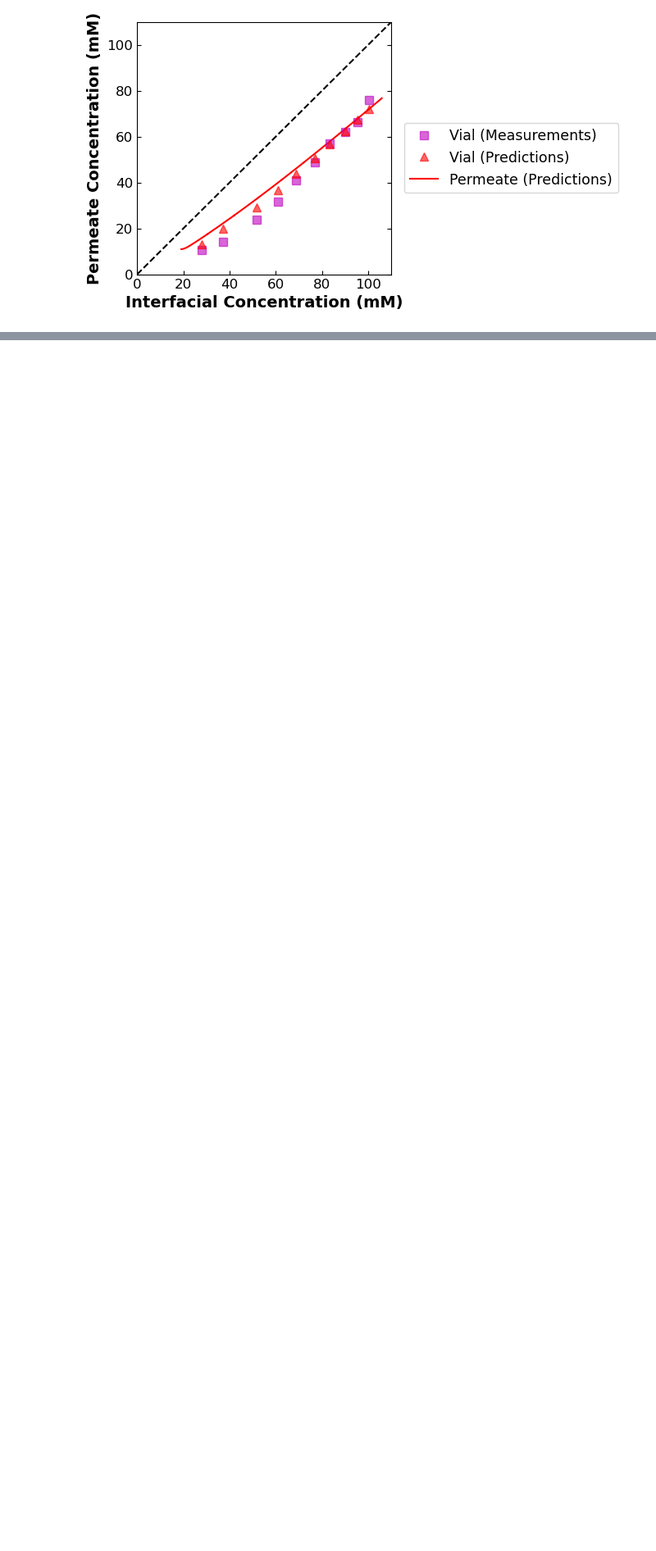
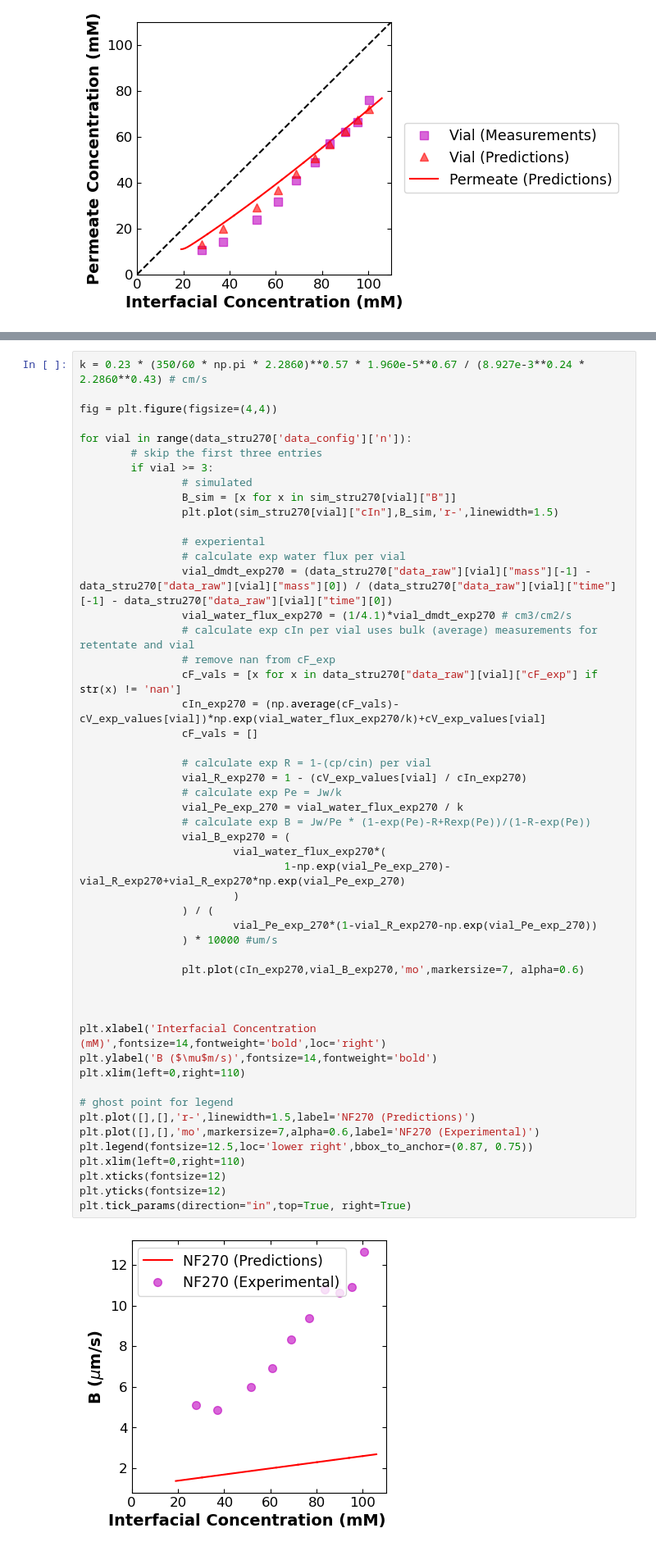
Before and after one commit to mollydougher/dynamic-diafiltration-pyomo, a Jupyter notebook: NAMS2025_figures.ipynb, the cells around one changed output, grey strips where cells are left out. Shown at 82% size. Drawn from its saved outputs; the diff is of its cells as text; blank space fills up the shorter version.

```diff
--- a/NAMS2025_figures.ipynb
+++ b/NAMS2025_figures.ipynb
@@ -377,3 +435,56 @@ plt.tick_params(direction="in",top=True, right=True)
+# %%
+k = 0.23 * (350/60 * np.pi * 2.2860)**0.57 * 1.960e-5**0.67 / (8.927e-3**0.24 * 2.2860**0.43) # cm/s
+
+fig = plt.figure(figsize=(4,4))
+
+for vial in range(data_stru270['data_config']['n']):
+        # skip the first three entries
+        if vial >= 3:
+                # simulated
+                B_sim = [x for x in sim_stru270[vial]["B"]]
+                plt.plot(sim_stru270[vial]["cIn"],B_sim,'r-',linewidth=1.5)
+
+                # experiental
+                # calculate exp water flux per vial
+                vial_dmdt_exp270 = (data_stru270["data_raw"][vial]["mass"][-1] - data_stru270["data_raw"][vial]["mass"][0]) / (data_stru270["data_raw"][vial]["time"][-1] - data_stru270["data_raw"][vial]["time"][0])
+                vial_water_flux_exp270 = (1/4.1)*vial_dmdt_exp270 # cm3/cm2/s
+                # calculate exp cIn per vial uses bulk (average) measurements for retentate and vial
+                # remove nan from cF_exp
+                cF_vals = [x for x in data_stru270["data_raw"][vial]["cF_exp"] if str(x) != 'nan']
+                cIn_exp270 = (np.average(cF_vals)-cV_exp_values[vial])*np.exp(vial_water_flux_exp270/k)+cV_exp_values[vial]
+                cF_vals = []
+
+                # calculate exp R = 1-(cp/cin) per vial
+                vial_R_exp270 = 1 - (cV_exp_values[vial] / cIn_exp270)
+                # calculate exp Pe = Jw/k
+                vial_Pe_exp_270 = vial_water_flux_exp270 / k
+                # calculate exp B = Jw/Pe * (1-exp(Pe)-R+Rexp(Pe))/(1-R-exp(Pe))
+                vial_B_exp270 = (
+                        vial_water_flux_exp270*(
+                                1-np.exp(vial_Pe_exp_270)-vial_R_exp270+vial_R_exp270*np.exp(vial_Pe_exp_270)
+                        )
+                ) / (
+                        vial_Pe_exp_270*(1-vial_R_exp270-np.exp(vial_Pe_exp_270))
+                ) * 10000 #um/s
+
+                plt.plot(cIn_exp270,vial_B_exp270,'mo',markersize=7, alpha=0.6)
+
+
+
+plt.xlabel('Interfacial Concentration (mM)',fontsize=14,fontweight='bold',loc='right')
+plt.ylabel('B ($\mu$m/s)',fontsize=14,fontweight='bold')
+plt.xlim(left=0,right=110)
+
+# ghost point for legend
+plt.plot([],[],'r-',linewidth=1.5,label='NF270 (Predictions)')
+plt.plot([],[],'mo',markersize=7,alpha=0.6,label='NF270 (Experimental)')
+plt.legend(fontsize=12.5,loc='lower right',bbox_to_anchor=(0.87, 0.75))
+plt.xlim(left=0,right=110)
+plt.xticks(fontsize=12)
+plt.yticks(fontsize=12)
+plt.tick_params(direction="in",top=True, right=True)
+# %% [output]
+[figure, added]
 # %% [markdown]
 # Combined plots for NF90/NF270
 ## Concentrations
```
Also changed, not shown: parts of 9 cells of this notebook.
